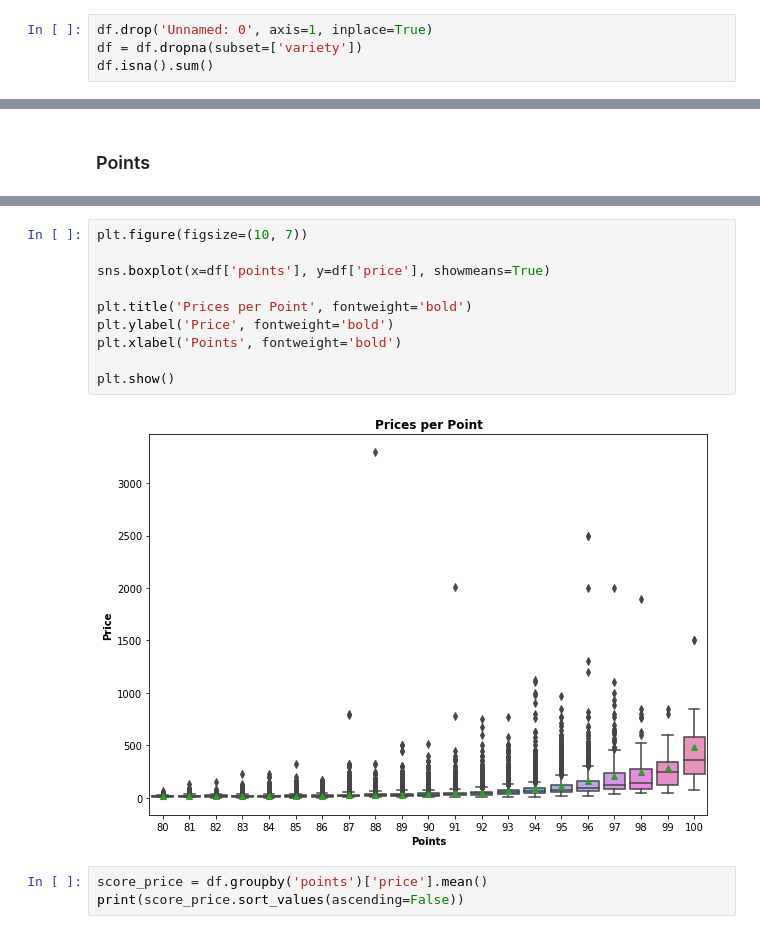
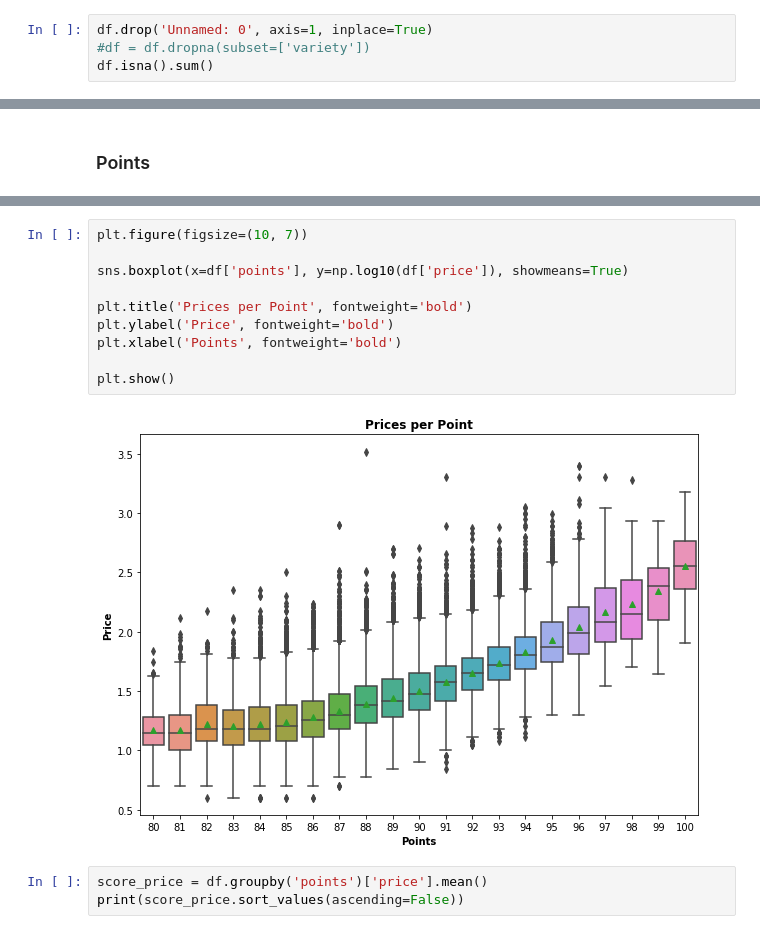
Before and after one commit to andrewab981/Thinkful, a Jupyter notebook: Supervised Learning Capstone/Supervised Learning Capstone.ipynb, the cells around one changed output, grey strips where cells are left out. Drawn from its saved outputs; the diff is of its cells as text.

```diff
--- a/Supervised Learning Capstone/Supervised Learning Capstone.ipynb
+++ b/Supervised Learning Capstone/Supervised Learning Capstone.ipynb
@@ -66,7 +66,7 @@ dtype: int64
 The one missing variety will be removed from the data as there will be no affect on the model performance for one less item. The 'Unnamed: 0 column will be dropped as it is just an index.
 # %%
 df.drop('Unnamed: 0', axis=1, inplace=True)
-df = df.dropna(subset=['variety'])
+#df = df.dropna(subset=['variety'])
 df.isna().sum()
 # %% [output]
 country                     63
@@ -292,15 +289,15 @@ Average Points: 88.44714164807263
 # %%
 plt.figure(figsize=(10, 7))
 
-sns.boxplot(x=df['points'], y=df['price'], showmeans=True)
+sns.boxplot(x=df['points'], y=np.log10(df['price']), showmeans=True)
 
 plt.title('Prices per Point', fontweight='bold')
 plt.ylabel('Price', fontweight='bold')
 plt.xlabel('Points', fontweight='bold')
 
 plt.show()
 # %% [output]
-[figure, old version]
+[figure, new version]
 # %%
 score_price = df.groupby('points')['price'].mean()
 print(score_price.sort_values(ascending=False))
```
Also changed, not shown: parts of 36 cells of this notebook.
